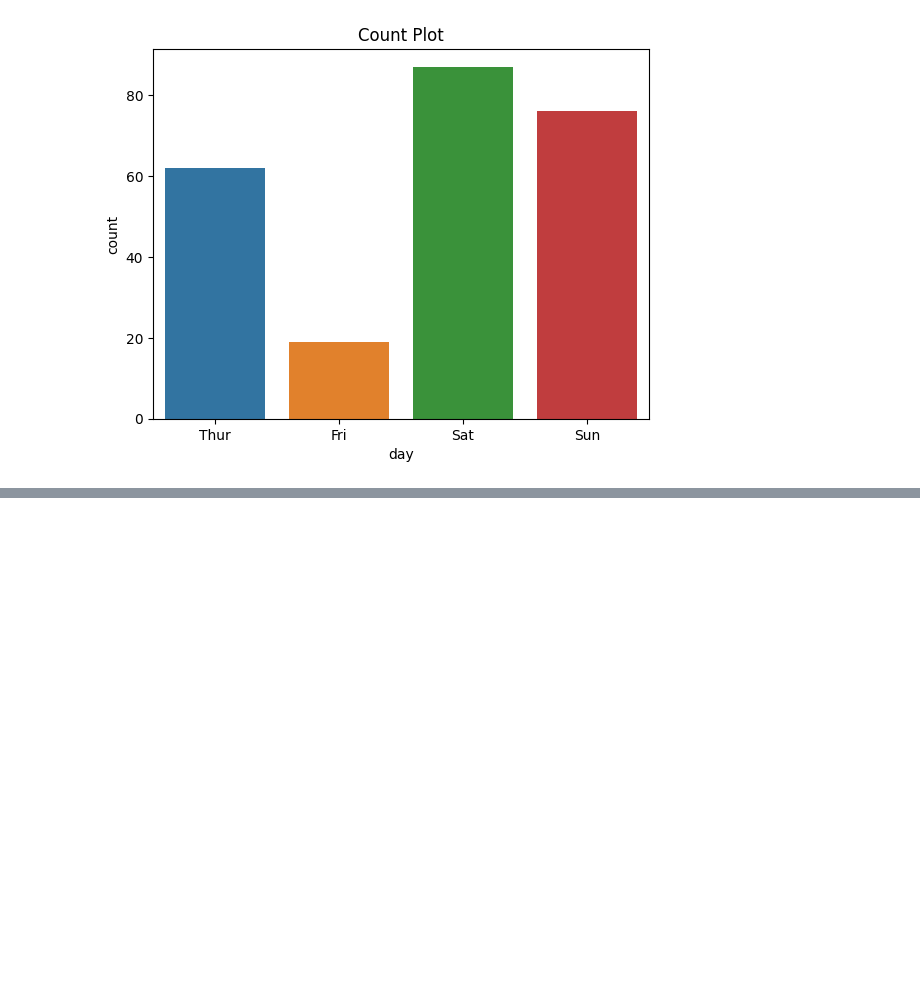
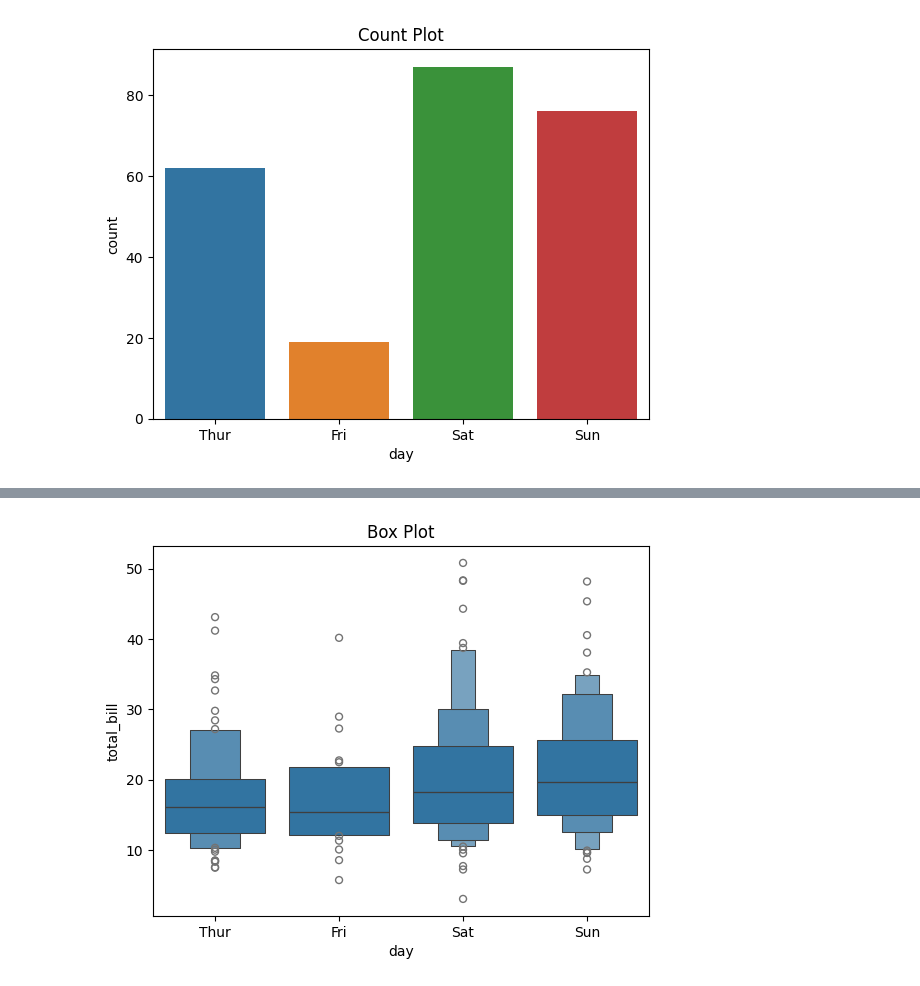
Before and after one commit to bharathkatakam16-sys/colab-notebook-practice, a Jupyter notebook: 27th_Nov.ipynb, the cells around one changed output, grey strips where cells are left out. Saved outputs shown, nothing was run; the diff lists cells and outputs as text; code cells hidden in the pictures; blank space fills up the shorter version.

```diff
--- a/27th_Nov.ipynb
+++ b/27th_Nov.ipynb
@@ -120,0 +127,3 @@ plt.show()
+# %%
+df=sns.load_dataset('tips')
+print(df)
@@ -120,0 +153,8 @@ plt.show()
+# %%
+sns.boxenplot(data=df,x='day', y='total_bill')
+plt.title('Box Plot')
+plt.show()
+#plt.title('Count Plot')
+#plt.show()
+# %% [output]
+[figure, added]
```
Also changed, not shown: parts of 9 cells of this notebook.
